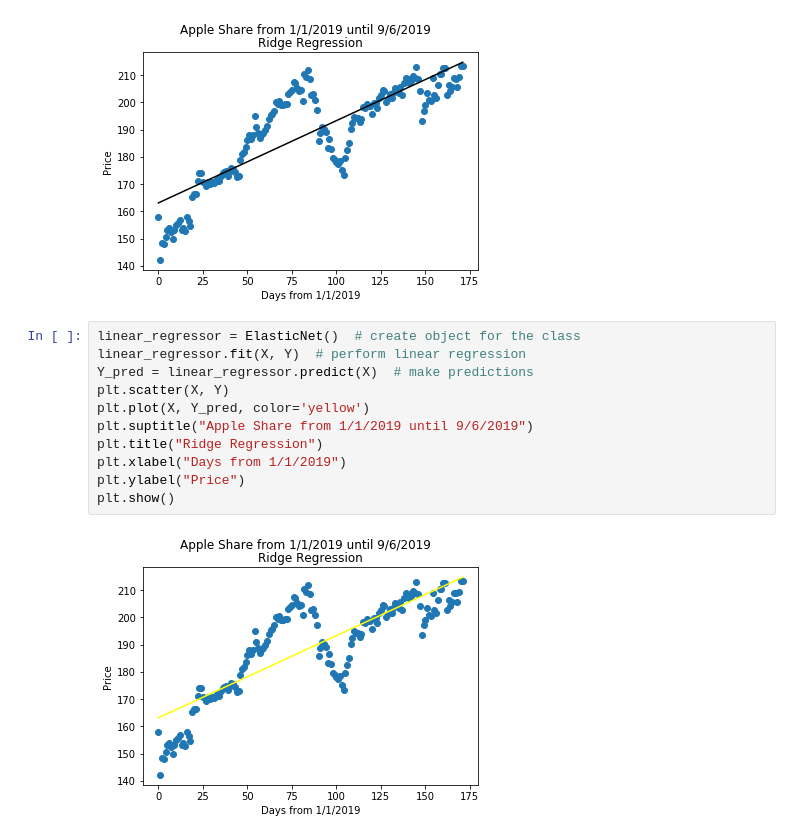
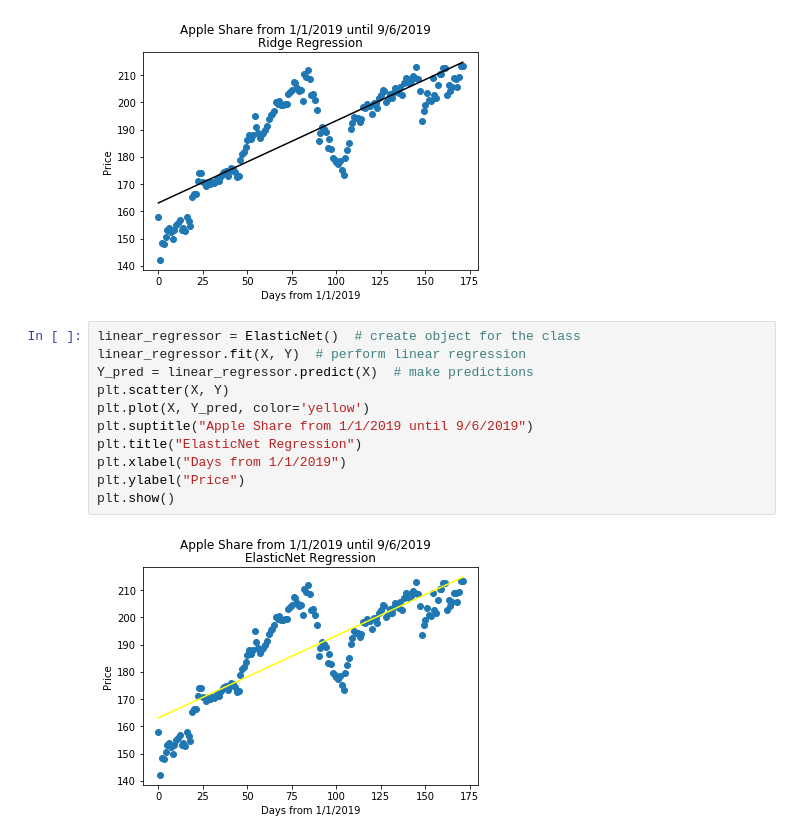
Before and after one commit to fporrata/MyWork, a Jupyter notebook: Data_Science/Code Snippets/Linear_Regression_models/Linear_Regression_models.ipynb, the cells around one changed output. Saved outputs shown, nothing was run; the diff lists cells and outputs as text.

```diff
--- a/Data_Science/Code Snippets/Linear_Regression_models/Linear_Regression_models.ipynb
+++ b/Data_Science/Code Snippets/Linear_Regression_models/Linear_Regression_models.ipynb
@@ -49,13 +49,13 @@ plt.show()
 # %%
 linear_regressor = ElasticNet()  # create object for the class
 linear_regressor.fit(X, Y)  # perform linear regression
 Y_pred = linear_regressor.predict(X)  # make predictions
 plt.scatter(X, Y)
 plt.plot(X, Y_pred, color='yellow')
 plt.suptitle("Apple Share from 1/1/2019 until 9/6/2019")
-plt.title("Ridge Regression")
+plt.title("ElasticNet Regression")
 plt.xlabel("Days from 1/1/2019")
 plt.ylabel("Price")
 plt.show()
 # %% [output]
-[figure, old version]
+[figure, new version]
```
Also changed, not shown: parts of 1 cell of this notebook, 2 other files.
